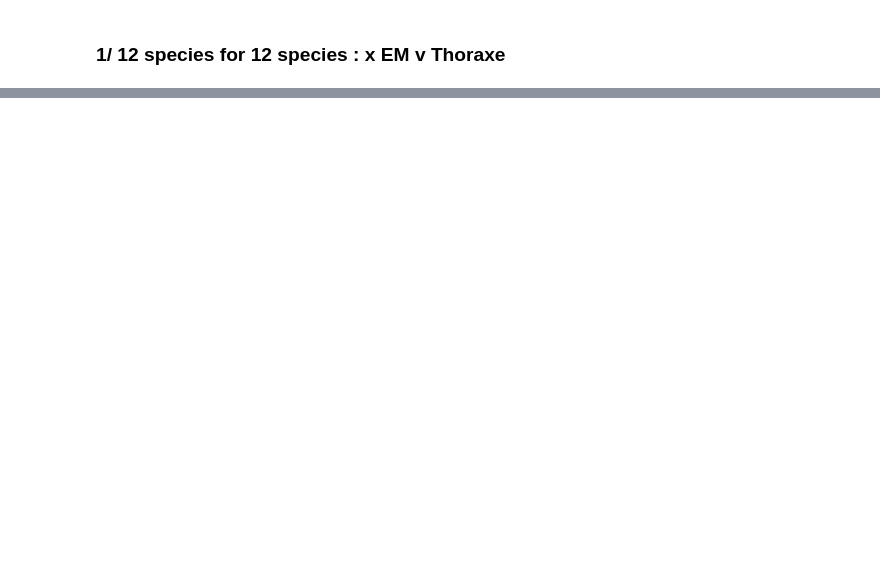
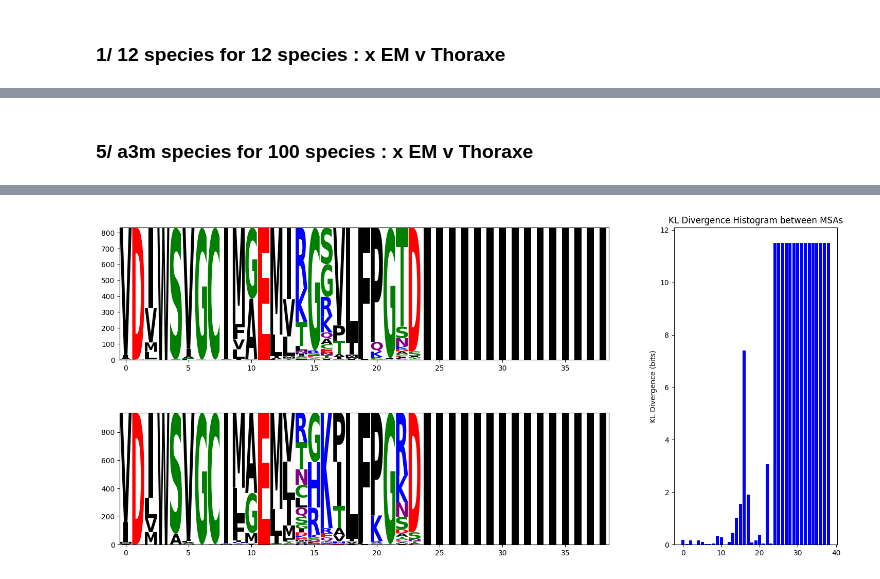
Before and after one commit to LouisCarrelB/PROMISE-800-years-evolution, a Jupyter notebook: rapport_ali.ipynb, the cells around one changed output, grey strips where cells are left out. Saved outputs shown, nothing was run; the diff lists cells and outputs as text; code cells hidden in the pictures; blank space fills up the shorter version.

```diff
--- a/rapport_ali.ipynb
+++ b/rapport_ali.ipynb
@@ -131,0 +157,8 @@ dat.plot_probability_curve_with_annotations(path_nwk, path_tsv, species_ref)
+# %% [markdown]
+### 5/ a3m species for 100 species : x EM v Thoraxe
+# %%
+can = "DATA/ENSG00000107643/Analyze_logo/aligned_sequences_100/can_ali_noEM.fasta"
+alt = "DATA/ENSG00000107643/Analyze_logo/aligned_sequences_100/alt_ali_noEM.fasta"
+
+ali.plot_combined_msa_analysis(can,alt)
+# %% [output]
@@ -131,0 +169 @@ dat.plot_probability_curve_with_annotations(path_nwk, path_tsv, species_ref)
+[figure, added]
```
Also changed, not shown: parts of 27 cells of this notebook, 40 other files.
